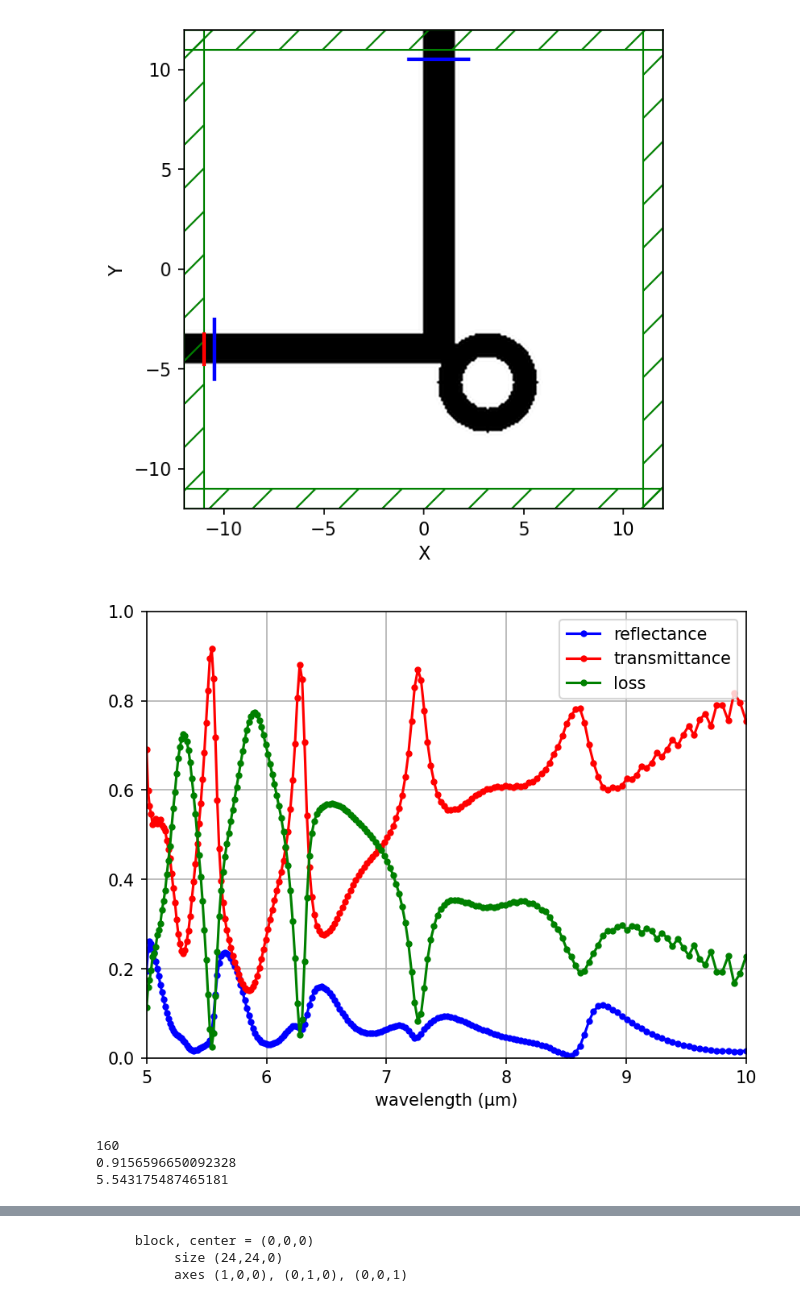
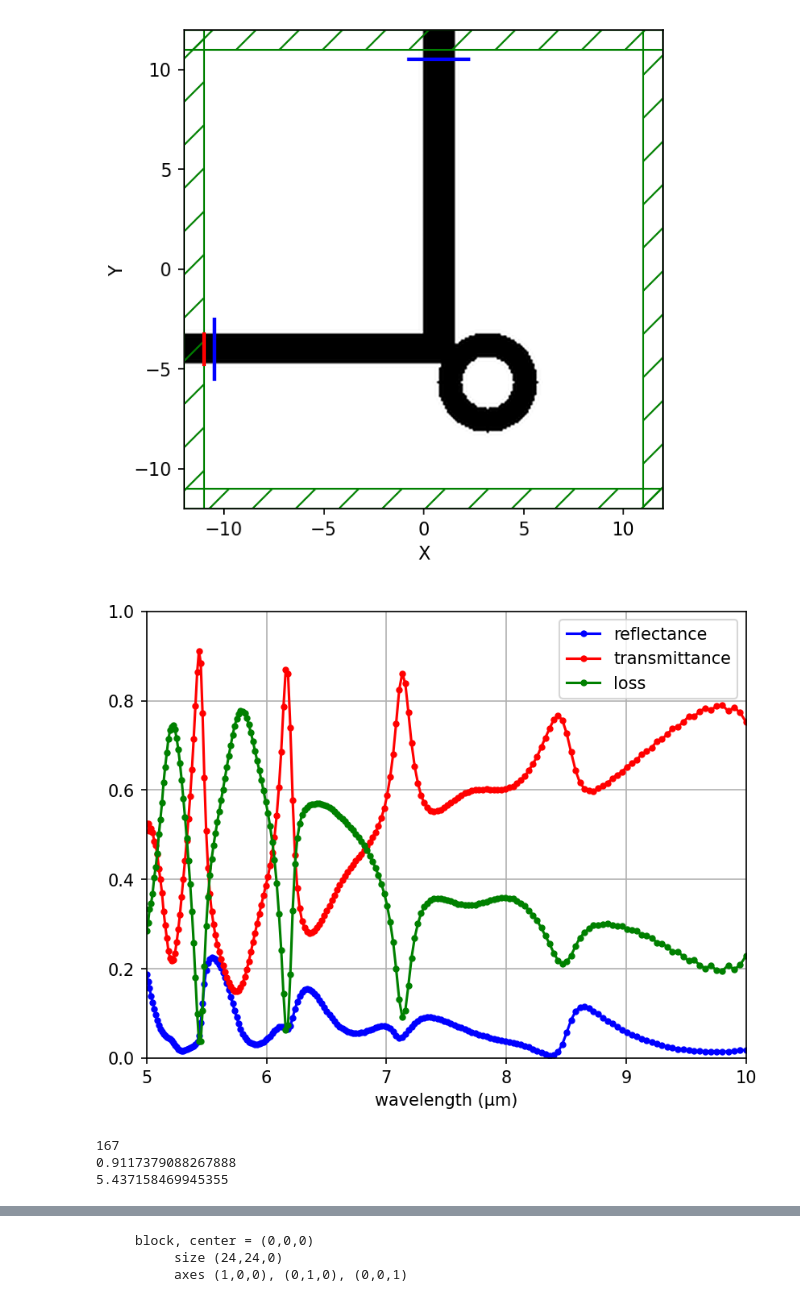
Before and after one commit to jhihsheng/nano-optics, a Jupyter notebook: OTID/OTID_meep_lab_1.ipynb, the cells around one changed output, grey strips where cells are left out. Saved outputs shown, nothing was run; the diff lists cells and outputs as text; code cells hidden in the pictures.

```diff
--- a/OTID/OTID_meep_lab_1.ipynb
+++ b/OTID/OTID_meep_lab_1.ipynb
@@ -12,13 +12,15 @@ cell = mp.Vector3(sx, sy, 0)
 dpml = 1.0
 pml_layers = [mp.PML(dpml)]
 
+Si = mp.Medium(index=3.4)
+
 w = 1.5
 y_loc = -4
 geometry = [
     mp.Block(
         size=mp.Vector3(sx, w),
         center=mp.Vector3(0, y_loc),
-        material=mp.Medium(epsilon=12),
+        material= Si ,
     )
 ]
 
@@ -99,18 +99,18 @@ run 0 finished at t = 250.20000000000002 (5004 timesteps)
 geometry = [
     mp.Block(
         mp.Vector3(sx/2 , w),
-        center=mp.Vector3(-sx/4, y_loc),
-        material=mp.Medium(epsilon=12),
+        center = mp.Vector3(-sx/4, y_loc),
+        material = Si,
     ),
     mp.Block(
         mp.Vector3(w, sy/2 - y_loc + w /2),
         center=mp.Vector3( w/2, sy/4 + y_loc/2 - w/4),
-        material=mp.Medium(epsilon=12),
+        material = Si,
     ),
     mp.Cylinder(
         radius = 2.5,
         center=mp.Vector3(  w + 1.7, y_loc - 1.7 ),
-        material=mp.Medium(epsilon=12),
+        material = Si,
     ),
     mp.Cylinder(
         radius = 1.3,
@@ -191,16 +191,16 @@ Computational cell is 24 x 24 x 0 with resolution 10
      cylinder, center = (3.2,-5.7,0)
           radius 1.3, height 1e+20, axis (0, 0, 1)
           dielectric constant epsilon diagonal = (1,1,1)
 [figure]
-[figure, old version]
+[figure, new version]
 # %%
 print(np.argmax(Ts))
 print(max(Ts))
 print(wl[np.argmax(Ts)])
 # %% [output]
-160
-0.9156596650092328
-5.543175487465181
+167
+0.9117379088267888
+5.437158469945355
 # %%
 import mycmapls as ms# colormap defined in mycmapls.py
 
```
Also changed, not shown: parts of 4 cells of this notebook, 5 other files.
